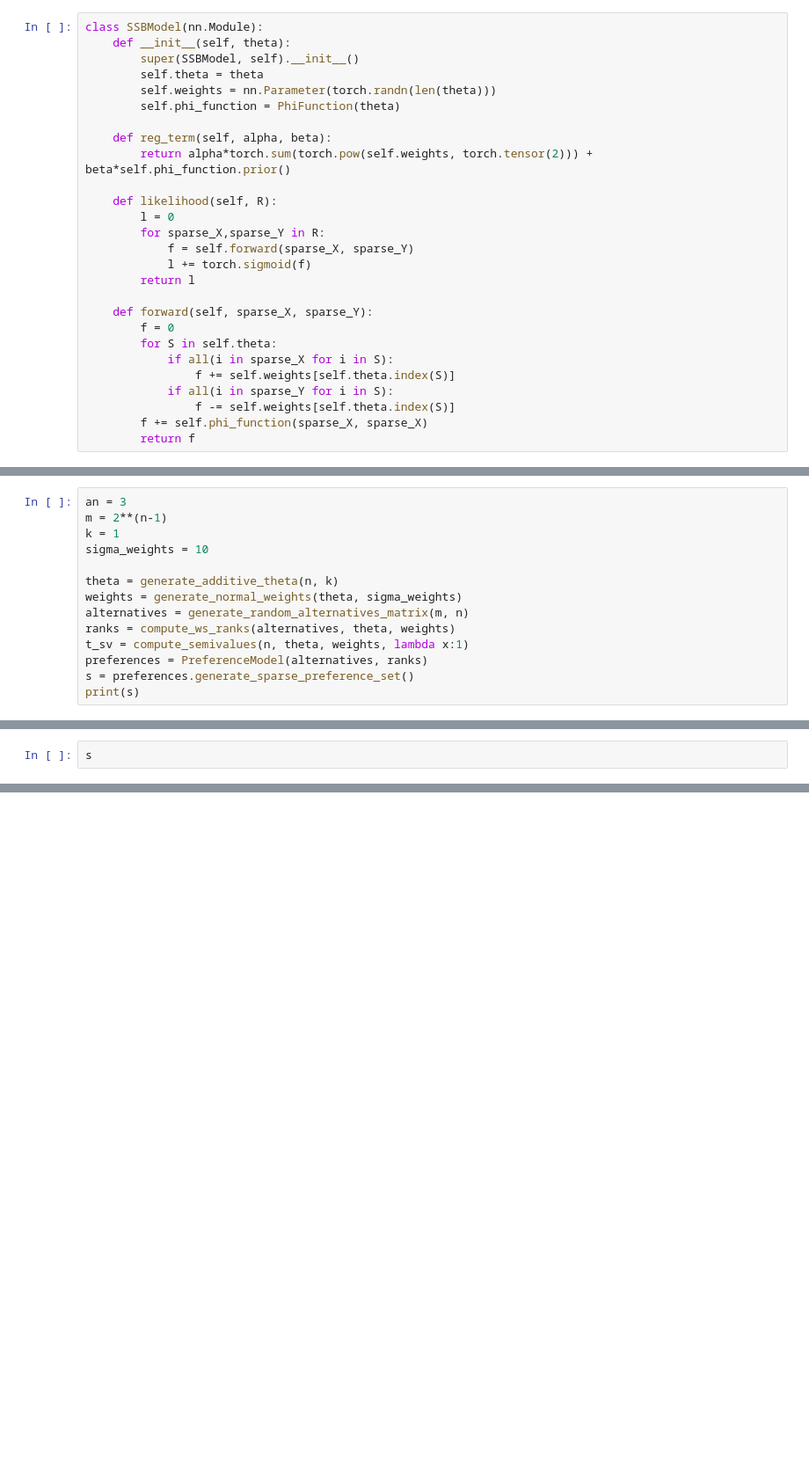
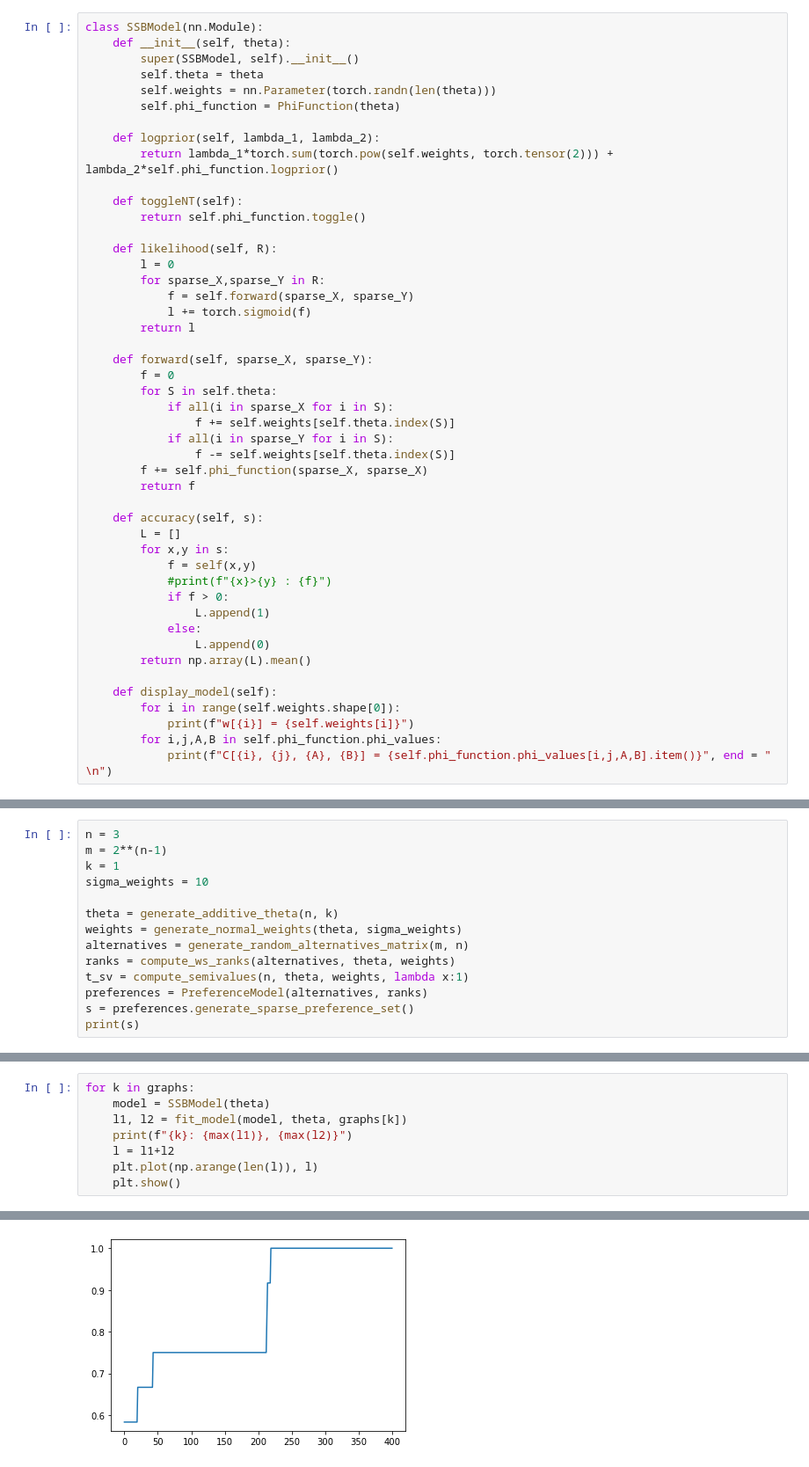
Before and after one commit to ouaguenouni/Eunomia, a Jupyter notebook: experiments/ssb.ipynb, the cells around one changed output, grey strips where cells are left out. Shown: that part at 88% size. Cells and saved outputs as stored; diff of their text form; blank space fills up the shorter version.

```diff
--- a/experiments/ssb.ipynb
+++ b/experiments/ssb.ipynb
@@ -81,8 +108,11 @@ class SSBModel(nn.Module):
         self.weights = nn.Parameter(torch.randn(len(theta)))
         self.phi_function = PhiFunction(theta)
 
-    def reg_term(self, alpha, beta):
-        return alpha*torch.sum(torch.pow(self.weights, torch.tensor(2))) + beta*self.phi_function.prior()
+    def logprior(self, lambda_1, lambda_2):
+        return lambda_1*torch.sum(torch.pow(self.weights, torch.tensor(2))) + lambda_2*self.phi_function.logprior()
+
+    def toggleNT(self):
+        return self.phi_function.toggle()
 
     def likelihood(self, R):
         l = 0
@@ -100,3 +130,20 @@ class SSBModel(nn.Module):
                 f -= self.weights[self.theta.index(S)]
         f += self.phi_function(sparse_X, sparse_X)
         return f
+
+    def accuracy(self, s):
+        L = []
+        for x,y in s:
+            f = self(x,y)
+            #print(f"{x}>{y} : {f}")
+            if f > 0:
+                L.append(1)
+            else:
+                L.append(0)
+        return np.array(L).mean()
+
+    def display_model(self):
+        for i in range(self.weights.shape[0]):
+            print(f"w[{i}] = {self.weights[i]}")
+        for i,j,A,B in self.phi_function.phi_values:
+            print(f"C[{i}, {j}, {A}, {B}] = {self.phi_function.phi_values[i,j,A,B].item()}", end = " \n")
@@ -103,5 +240,5 @@ class SSBModel(nn.Module):
 # %%
-an = 3
+n = 3
 m = 2**(n-1)
 k = 1
 sigma_weights = 10
@@ -184,3 +299,9 @@ Epoch 1951/2000, Loss: 8.58678150177002
 # %%
-s
+for k in graphs:
+    model = SSBModel(theta)
+    l1, l2 = fit_model(model, theta, graphs[k])
+    print(f"{k}: {max(l1)}, {max(l2)}")
+    l = l1+l2
+    plt.plot(np.arange(len(l)), l)
+    plt.show()
 # %% [output]
@@ -192,0 +309 @@ s
+[figure, added]
```
Also changed, not shown: parts of 12 cells of this notebook, 2 other files.
